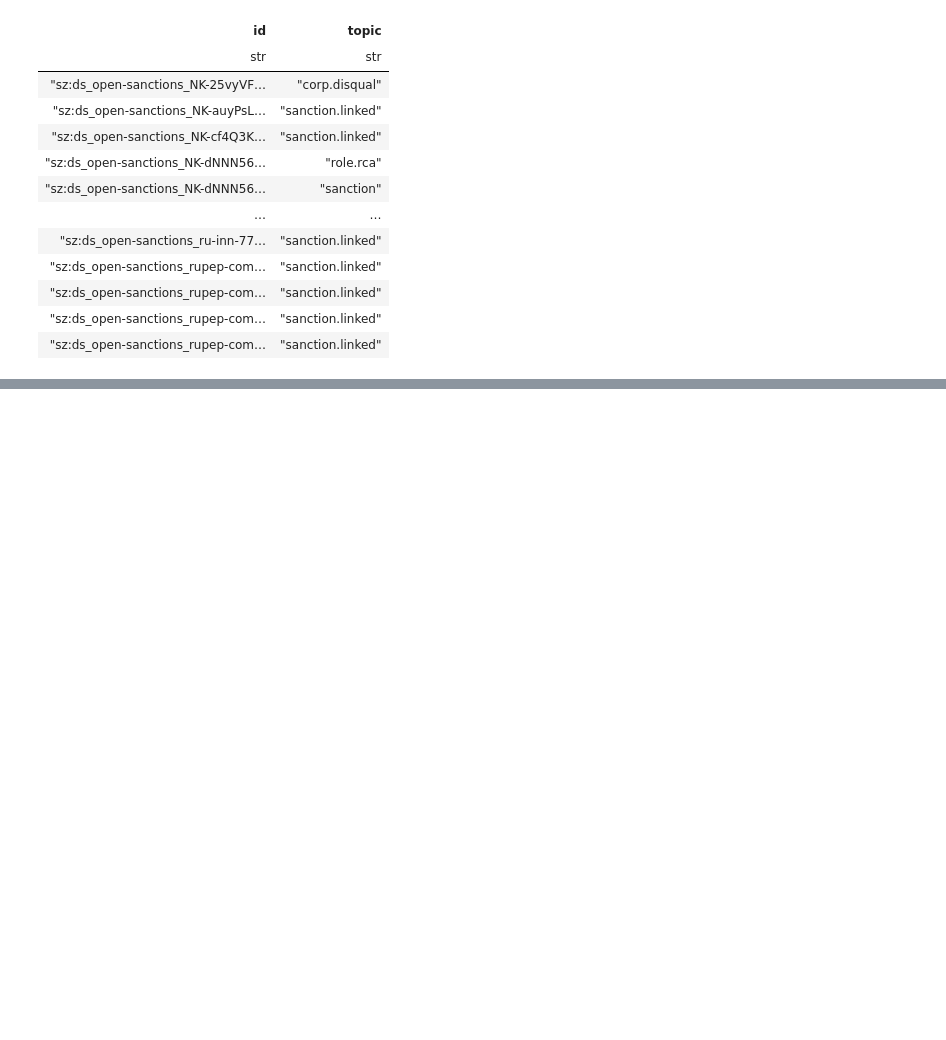
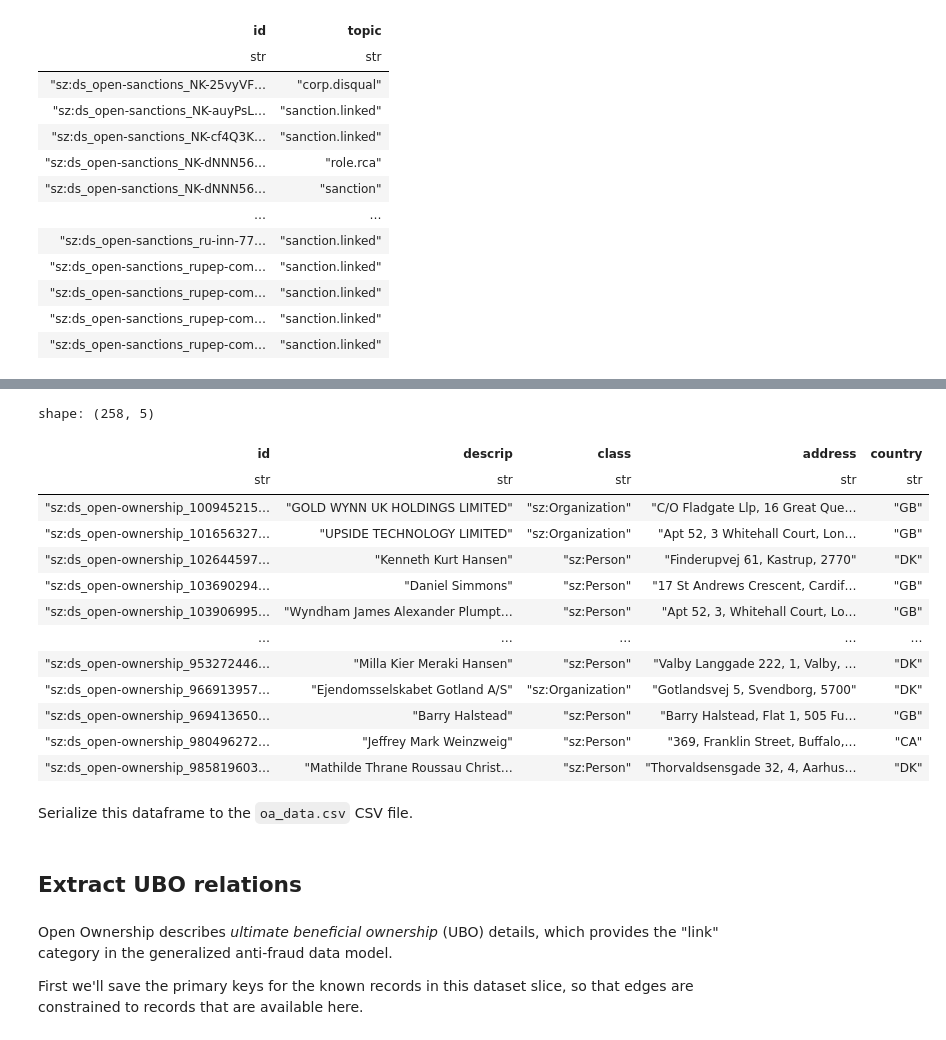
Before and after one commit to DerwenAI/cdl-2025-masterclass, a Jupyter notebook: 2.open_data.ipynb, the cells around one changed output, grey strips where cells are left out. Saved outputs shown, nothing was run; the diff lists cells and outputs as text; code cells hidden in the pictures; blank space fills up the shorter version.

```diff
--- a/2.open_data.ipynb
+++ b/2.open_data.ipynb
@@ -174,0 +213,64 @@ df.write_csv(pathlib.Path("os_risk.csv"), separator = ",")
+# %%
+# normalize names from nested attributes
+df = df_src.explode("NAMES").explode("ATTRIBUTES")
+
+# extract nationality - from person or organization
+df = df.with_columns(
+    pl.when(pl.col("class") == "sz:Person")
+    .then(pl.col("ATTRIBUTES").struct.field("NATIONALITY"))
+    .when(pl.col("class") == "sz:Organization")
+    .then(pl.col("REGISTRATION_COUNTRY"))
+    .otherwise(None)
+    .alias("country")
+)
+
+# extract name - from person or organization,
+# filter records which lack a name
+df = df.with_columns(
+    pl.when(pl.col("class") == "sz:Person")
+    .then(pl.col("PRIMARY_NAME_FULL"))
+    .when(pl.col("class") == "sz:Organization")
+    .then(pl.col("NAMES").struct.field("PRIMARY_NAME_ORG"))
+    .otherwise(None)
+    .alias("descrip")
+).drop_nulls("descrip")
+
+# normalize addresses from nested attributes
+df = df.explode("ADDRESSES")
+
+df = df.with_columns(
+    pl.when(pl.col("class") == "sz:Person")
+    .then(pl.col("ADDRESSES").struct.field("ADDR_FULL"))
+    .when(pl.col("class") == "sz:Organization")
+    .then(pl.col("ADDRESSES").struct.field("ADDR_FULL"))
+    .otherwise(None)
+    .alias("address")
+)
+
+# select the results
+df = df.select(
+    pl.col("id"),
+    pl.col("descrip"),
+    pl.col("class"),
+    pl.col("address"),
+    pl.col("country"),
+).unique().sort("id")
+
+df
+# %% [output]
+shape: (258, 5)
+| id | descrip | class | address | country |
+| str | str | str | str | str |
+| "sz:ds_open-ownership_100945215… | "GOLD WYNN UK HOLDINGS LIMITED" | "sz:Organization" | "C/O Fladgate Llp, 16 Great Que… | "GB" |
+| "sz:ds_open-ownership_101656327… | "UPSIDE TECHNOLOGY LIMITED" | "sz:Organization" | "Apt 52, 3 Whitehall Court, Lon… | "GB" |
+| "sz:ds_open-ownership_102644597… | "Kenneth Kurt Hansen" | "sz:Person" | "Finderupvej 61, Kastrup, 2770" | "DK" |
+| "sz:ds_open-ownership_103690294… | "Daniel Simmons" | "sz:Person" | "17 St Andrews Crescent, Cardif… | "GB" |
+| "sz:ds_open-ownership_103906995… | "Wyndham James Alexander Plumpt… | "sz:Person" | "Apt 52, 3, Whitehall Court, Lo… | "GB" |
+| … | … | … | … | … |
+| "sz:ds_open-ownership_953272446… | "Milla Kier Meraki Hansen" | "sz:Person" | "Valby Langgade 222, 1, Valby, … | "DK" |
+| "sz:ds_open-ownership_966913957… | "Ejendomsselskabet Gotland A/S" | "sz:Organization" | "Gotlandsvej 5, Svendborg, 5700" | "DK" |
+| "sz:ds_open-ownership_969413650… | "Barry Halstead" | "sz:Person" | "Barry Halstead, Flat 1, 505 Fu… | "GB" |
+| "sz:ds_open-ownership_980496272… | "Jeffrey Mark Weinzweig" | "sz:Person" | "369, Franklin Street, Buffalo,… | "CA" |
+| "sz:ds_open-ownership_985819603… | "Mathilde Thrane Roussau Christ… | "sz:Person" | "Thorvaldsensgade 32, 4, Aarhus… | "DK" |
+# %% [markdown]
+Serialize this dataframe to the `oa_data.csv` CSV file.
@@ -174,0 +279,6 @@ df.write_csv(pathlib.Path("os_risk.csv"), separator = ",")
+# %% [markdown]
+## Extract UBO relations
+# %% [markdown]
+Open Ownership describes _ultimate beneficial ownership_ (UBO) details, which provides the "link" category in the generalized anti-fraud data model.
+
+First we'll save the primary keys for the known records in this dataset slice, so that edges are constrained to records that are available here.
```
Also changed, not shown: parts of 14 cells of this notebook, 3 other files.
